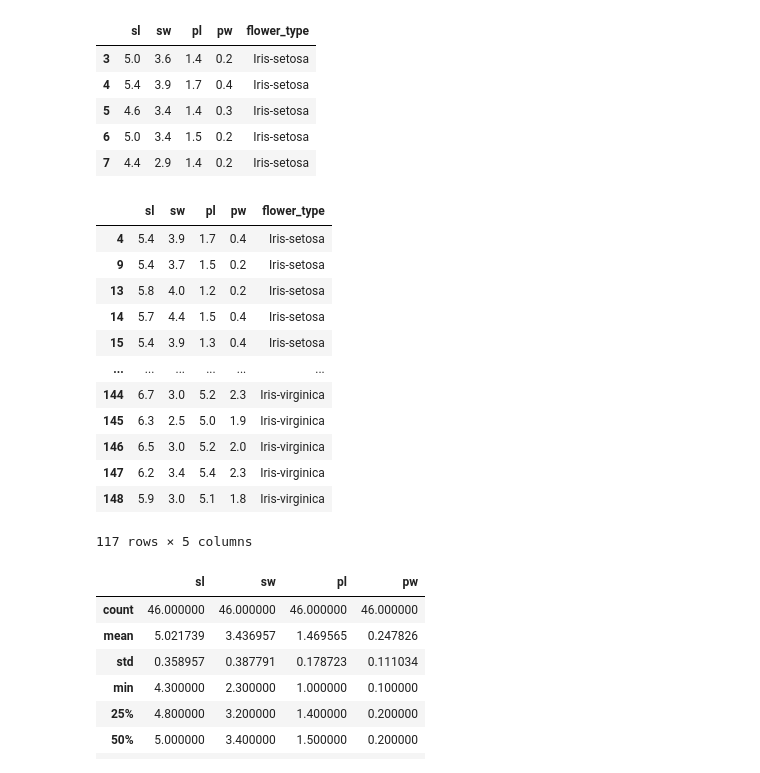
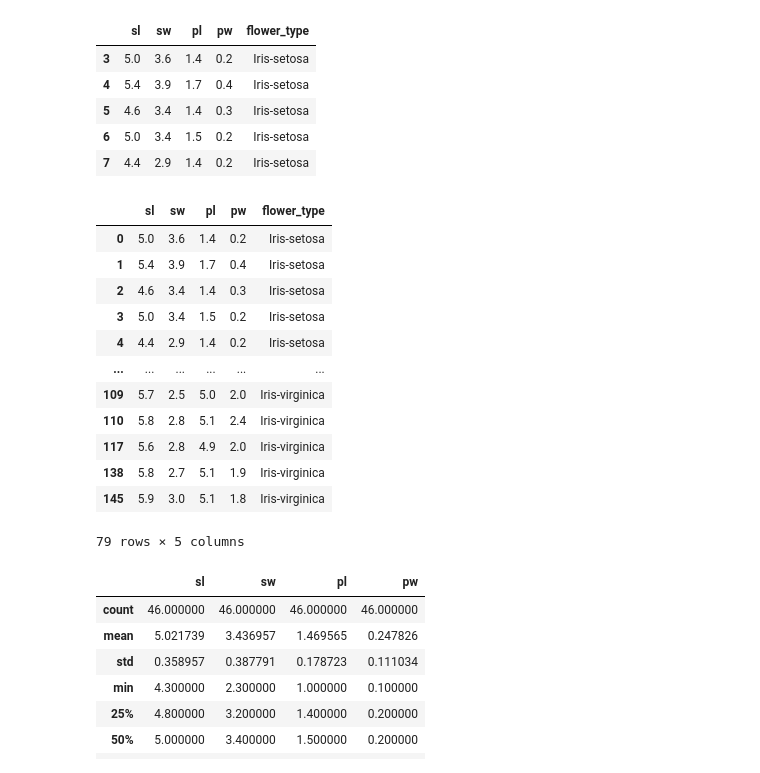
Before and after one commit to mumar389/Machine_Learning, a Jupyter notebook: 3.Pandas/pandas_3.ipynb, the cells around one changed output. Drawn from its saved outputs; the diff is of its cells as text; code cells hidden in the pictures.

```diff
--- a/3.Pandas/pandas_3.ipynb
+++ b/3.Pandas/pandas_3.ipynb
@@ -80,22 +80,23 @@ df.head()
 # %%
 #it gives  what all rows greater than 3
 ans=df.sl>3
-ans.sum()#it gives count
-df[df.sl>5]
+ans_2=df.sl<6
+# ans.sum()#it gives count
+df[ans&ans_2]
 # %% [output]
 |  | sl | sw | pl | pw | flower_type |
-| 4 | 5.4 | 3.9 | 1.7 | 0.4 | Iris-setosa |
-| 9 | 5.4 | 3.7 | 1.5 | 0.2 | Iris-setosa |
-| 13 | 5.8 | 4.0 | 1.2 | 0.2 | Iris-setosa |
-| 14 | 5.7 | 4.4 | 1.5 | 0.4 | Iris-setosa |
-| 15 | 5.4 | 3.9 | 1.3 | 0.4 | Iris-setosa |
+| 0 | 5.0 | 3.6 | 1.4 | 0.2 | Iris-setosa |
+| 1 | 5.4 | 3.9 | 1.7 | 0.4 | Iris-setosa |
+| 2 | 4.6 | 3.4 | 1.4 | 0.3 | Iris-setosa |
+| 3 | 5.0 | 3.4 | 1.5 | 0.2 | Iris-setosa |
+| 4 | 4.4 | 2.9 | 1.4 | 0.2 | Iris-setosa |
 | ... | ... | ... | ... | ... | ... |
-| 144 | 6.7 | 3.0 | 5.2 | 2.3 | Iris-virginica |
-| 145 | 6.3 | 2.5 | 5.0 | 1.9 | Iris-virginica |
-| 146 | 6.5 | 3.0 | 5.2 | 2.0 | Iris-virginica |
-| 147 | 6.2 | 3.4 | 5.4 | 2.3 | Iris-virginica |
-| 148 | 5.9 | 3.0 | 5.1 | 1.8 | Iris-virginica |
+| 109 | 5.7 | 2.5 | 5.0 | 2.0 | Iris-virginica |
+| 110 | 5.8 | 2.8 | 5.1 | 2.4 | Iris-virginica |
+| 117 | 5.6 | 2.8 | 4.9 | 2.0 | Iris-virginica |
+| 138 | 5.8 | 2.7 | 5.1 | 1.9 | Iris-virginica |
+| 145 | 5.9 | 3.0 | 5.1 | 1.8 | Iris-virginica |
-117 rows × 5 columns
+79 rows × 5 columns
 # %%
 cl=df[df.flower_type=="Iris-setosa"].describe()
 cl
```
Also changed, not shown: 15 other files.
